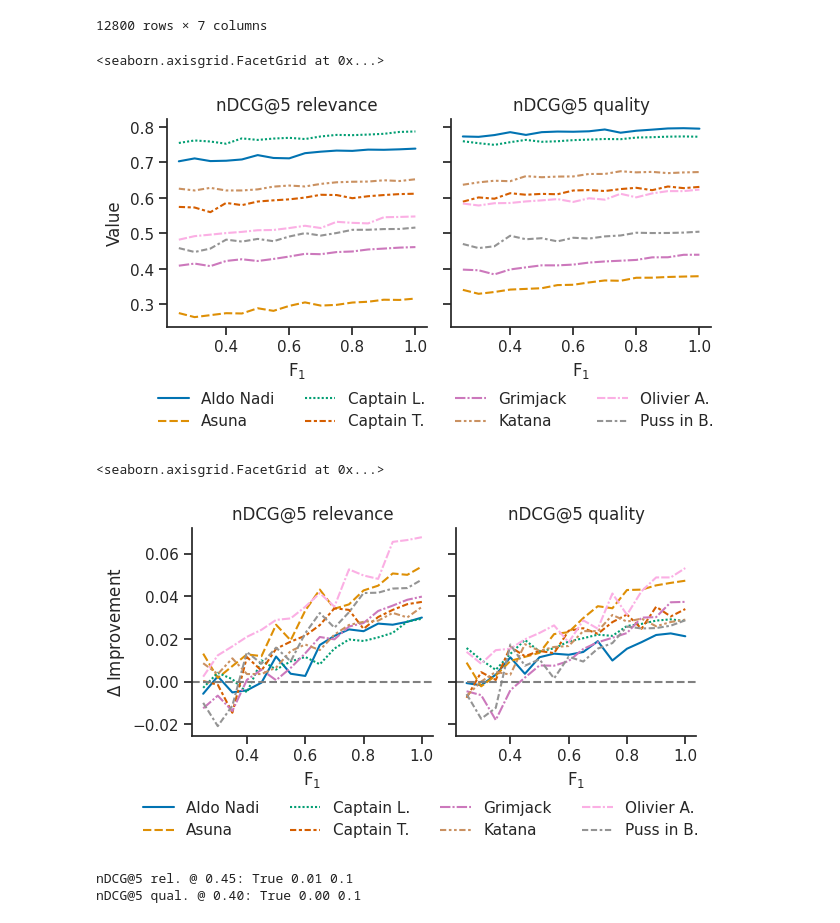
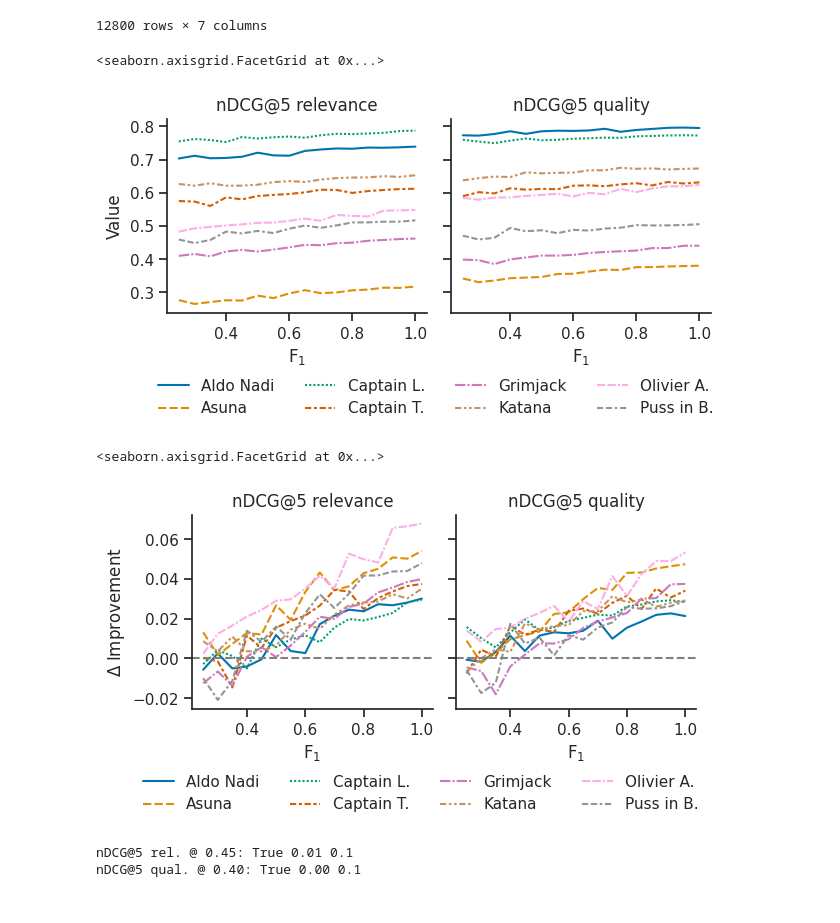
Before and after one commit to webis-de/argmining23-stance-aware-re-ranking, a Jupyter notebook: notebooks/evaluation_reranking.ipynb, the cells around one changed output. Drawn from its saved outputs; the diff is of its cells as text; code cells hidden in the pictures.

```diff
--- a/notebooks/evaluation_reranking.ipynb
+++ b/notebooks/evaluation_reranking.ipynb
@@ -509,41 +509,41 @@ set_theme(
     font="sans-serif",
 )
 # %%
-aspect = 1.1
+aspect = 1.15
 width = 3.5
 plot_values = FacetGrid(
     data=df_plot,
     col="measure",
     sharex=True,
     sharey=True,
     height=width / aspect,
     aspect=aspect,
 )
 plot_values.map_dataframe(
     lineplot,
     x="target_f1",
     y="value",
     hue="team",
     hue_order=df_plot["team"].sort_values().unique(),
     style="team",
     err_style=None,
 )
 plot_values.set_xlabels(r"F$_1$")
 plot_values.set_ylabels(r"Value")
 plot_values.add_legend(
     loc="upper left",
     ncols=4,
     bbox_to_anchor=(0.095, 0.06),
 )
 plot_values.set_titles(col_template="{col_name}")
 plot_values.savefig("../data/plot-reranking-f1.pdf", transparent=True)
 plot_values.savefig("../data/plot-reranking-f1.png")
 plot_values
 # %% [output]
 <seaborn.axisgrid.FacetGrid at 0x...>
-[figure, old version]
+[figure, new version]
 # %%
-aspect = 1.1
+aspect = 1.15
 width = 3.5
 plot_differences = FacetGrid(
     data=df_plot,
@@ -576,7 +576,7 @@ plot_differences.savefig("../data/plot-reranking-f1-difference.png")
 plot_differences
 # %% [output]
 <seaborn.axisgrid.FacetGrid at 0x...>
-[figure, old version]
+[figure, new version]
 # %%
 for measure_name, df_measure in df_tmp.groupby("measure", sort=False):
     measure = measures[measures["name"] == measure_name].iloc[0]
```
